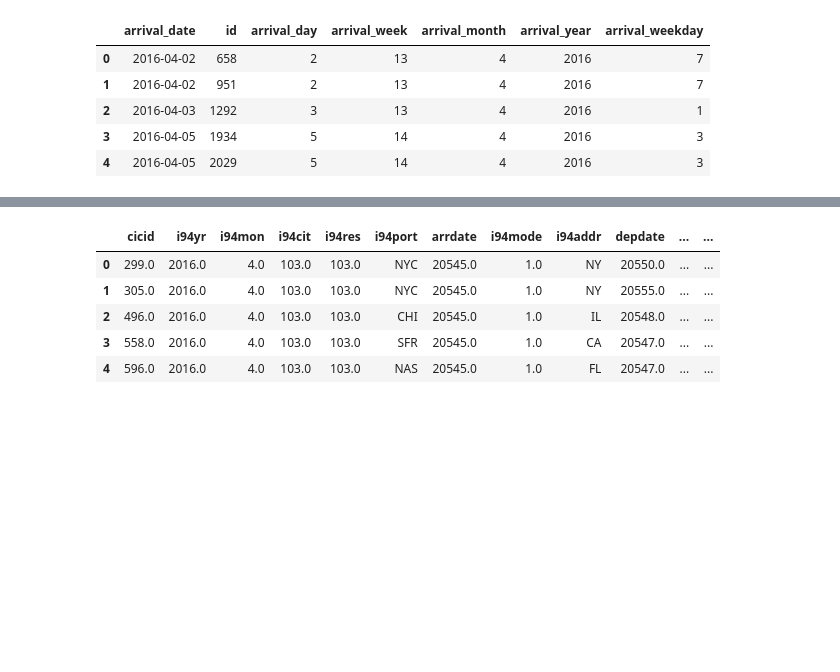
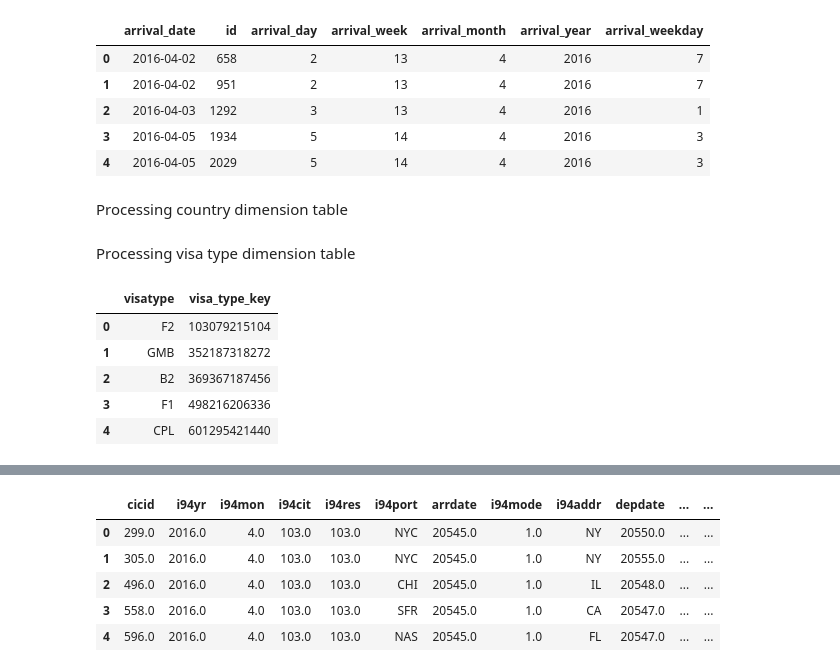
Before and after one commit to juferafo/UDE-capstone, a Jupyter notebook: Capstone-project.ipynb, the cells around one changed output, grey strips where cells are left out. Saved outputs shown, nothing was run; the diff lists cells and outputs as text; code cells hidden in the pictures; blank space fills up the shorter version.

Commit message:
dimension tables tested

```diff
--- a/Capstone-project.ipynb
+++ b/Capstone-project.ipynb
@@ -644 +673,3 @@ Processing country dimension table
+# %% [markdown]
+Processing country dimension table
 # %%
@@ -652 +682,13 @@ calendar_df.write.parquet(output_path, partitionBy = partition_columns, mode = m
+# %% [markdown]
+Processing visa type dimension table
+# %%
+df_visa_dim = create_visa_type_dimension(df_inmigration = clean_df_inmigration)
+df_visa_dim.limit(5).toPandas()
+# %% [output]
+|  | visatype | visa_type_key |
+| 0 | F2 | 103079215104 |
+| 1 | GMB | 352187318272 |
+| 2 | B2 | 369367187456 |
+| 3 | F1 | 498216206336 |
+| 4 | CPL | 601295421440 |
 # %%
```
Also changed, not shown: parts of 24 cells of this notebook.
